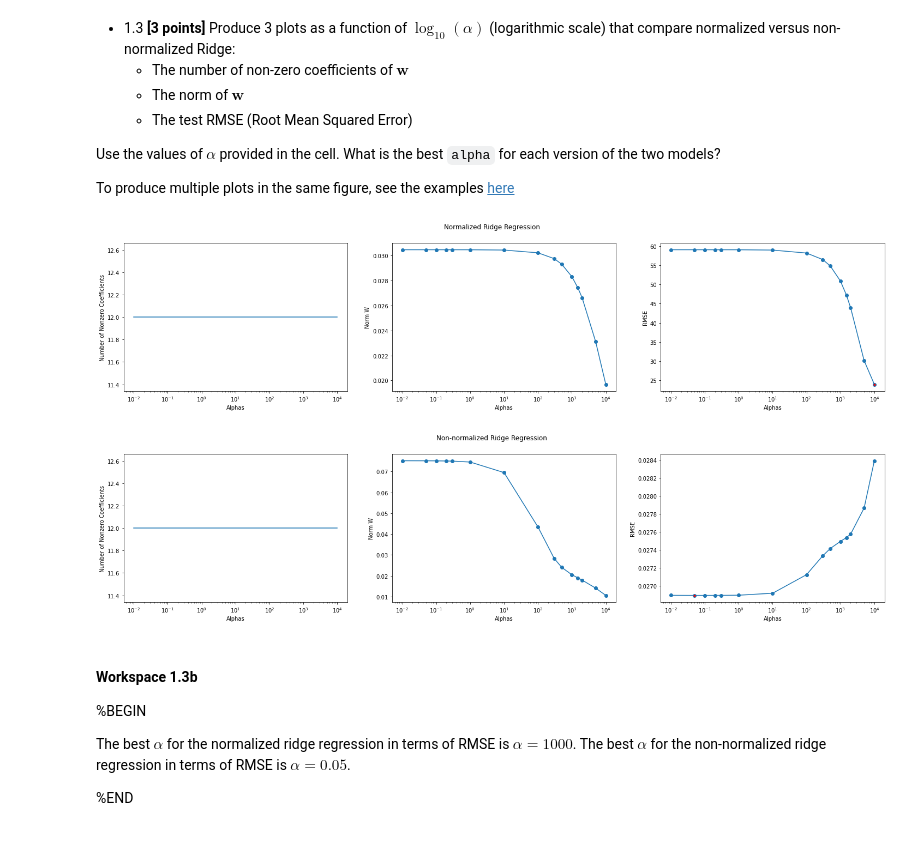
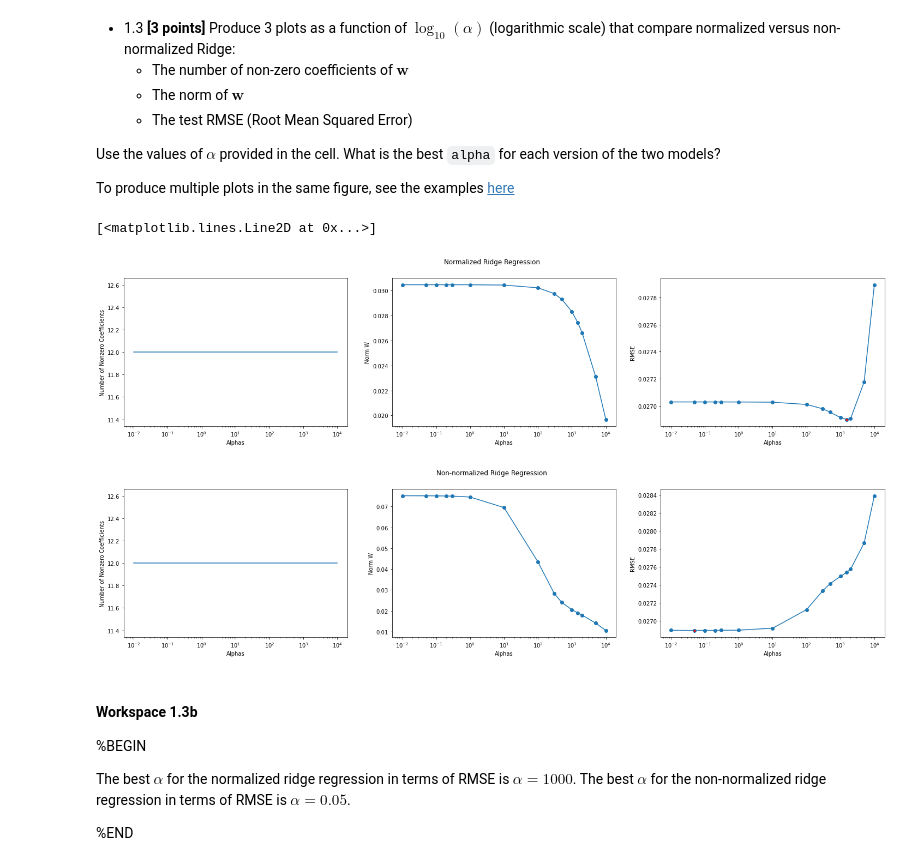
Before and after one commit to brianmoral/ML, a Jupyter notebook: Problem_Sets/Set-3/PS3-Brian-Morales.ipynb, the cells around one changed output. Saved outputs shown, nothing was run; the diff lists cells and outputs as text; code cells hidden in the pictures.

```diff
--- a/Problem_Sets/Set-3/PS3-Brian-Morales.ipynb
+++ b/Problem_Sets/Set-3/PS3-Brian-Morales.ipynb
@@ -137,30 +137,34 @@ You are allowed to use scikit's `StandardScaler` to do the normalization (yes, a
 
 - 1.2 **[5 points]** Complete the `fit` and `evaluate` methods following the provided descriptions.
 # %%
+from locale import normalize
+import sklearn
+
 class Ridge(object):
 
-    def __init__(self, alpha, normalize=False):
+    def __init__(self, alpha, normalize=False, center = True):
         """
         :param alpha: regularization parameter
         :param normalize: boolean whether to normalize the features or not
         """
 
         self.alpha = alpha  # our tuning / regularization parameter
+        self.center = center
         self.coefficients = None  # our weights vector, w (in formulae above)
         self.intercept = None  # our intercept parameter, b (in formulae above)
         self.normalize = normalize  # boolean whether to normalize the features or not
         self.scaler = StandardScaler()  # method by which to normalize the features (depends on self.normalize)
 
-    def standard_center(self, X, normalize: bool):
+    def standard_center(self, X, normalize: bool, center: bool):
         if normalize:
             self.scaler.fit(X)
             x_hat = self.scaler.transform(X)
         else:
             x_hat = X
-
-        x_hat = x_hat - np.mean(x_hat, axis=0)
-
-        return x_hat
+        if center:
+            return x_hat - np.mean(x_hat, axis=0)
+        else:
+            return x_hat
 
     def b_intercept(self, X, y, coef):
         if self.normalize:
@@ -185,7 +189,7 @@ class Ridge(object):
         # TO DO: compute w and b and store them in self.coef_ and self.intercept
         # HINT: use self.scaler first, if and only if self.normalize is True
         #BEGIN
-        x_hat  = self.standard_center(X, normalize=self.normalize)
+        x_hat  = self.standard_center(X, normalize=self.normalize, center=self.center)
 
         x_t = np.transpose(x_hat)
         # this is the calculation in the paranthesis of w*
@@ -202,7 +206,7 @@ class Ridge(object):
         #END
         return num_nonzero_coefs, coef_norm
 
-    def evaluate(self, X, y):
+    def evaluate(self, X, y, center = False ):
         """
         Compute Root mean square error (RMSE) between the predicted values and the actual values of the test data
         :param X: instances array of shape (num_samples, num_features)
@@ -213,9 +217,10 @@ class Ridge(object):
         # Workspace 1.2.b
         # TO DO: predict based on the test features and return the root mean squared error
         #BEGIN
-        w_on_x = np.transpose(self.coefficients) * X
+        x_hat = self.standard_center(X, normalize=self.normalize, center = center)
+        w_on_x = np.transpose(self.coefficients) * x_hat
         y_pred = np.sum(w_on_x, axis= 1) + self.intercept
-        rmse = np.sqrt((np.sum((y - y_pred)**2))/len(y))
+        rmse = np.sqrt( (np.sum((y - y_pred)**2))/len(y) )
 
         #END
         return rmse
@@ -286,37 +291,35 @@ ax2.set_xlabel('Alphas')
 ax2.set_ylabel('Norm W')
 ax2.set_xscale('log')
 ax2.plot(alphas, norm_w_arry, marker = 'o')
 
 ax3.set_xlabel('Alphas')
 ax3.set_ylabel('RMSE')
 ax3.set_xscale('log')
 ax3.plot(alphas, rmse_arry, marker = 'o')
 ax3.plot(alphas[np.argmin(rmse_arry)], np.min(rmse_arry), '.', color = 'red')
 
 fig, (ax1, ax2, ax3) = plt.subplots(1, 3)
 fig.suptitle("Non-normalized Ridge Regression")
 ax1.set_xlabel('Alphas')
 ax1.set_ylabel('Number of Nonzero Coefficients')
 ax1.set_xscale('log')
 ax1.plot(alphas, num_nonzero_coef_non_norm_arry)
 
 ax2.set_xlabel('Alphas')
 ax2.set_ylabel('Norm W')
 ax2.set_xscale('log')
 ax2.plot(alphas, norm_w_non_norm_array, marker = 'o')
 
 ax3.set_xlabel('Alphas')
 ax3.set_ylabel('RMSE')
 ax3.set_xscale('log')
 ax3.plot(alphas, rmse_non_norm_arry, marker = 'o')
 ax3.plot(alphas[np.argmin(rmse_non_norm_arry)], np.min(rmse_non_norm_arry), '.', color = 'red')
 
-min_ridge = np.min(rmse_arry)
-min_ridge_non_norm = np.min(rmse_non_norm_arry)
-
 #END
 # %% [output]
+[<matplotlib.lines.Line2D at 0x...>]
-[figure, old version]
+[figure, new version]
 [figure]
 # %% [markdown]
 #### Workspace 1.3b
```
Also changed, not shown: parts of 6 cells of this notebook.
